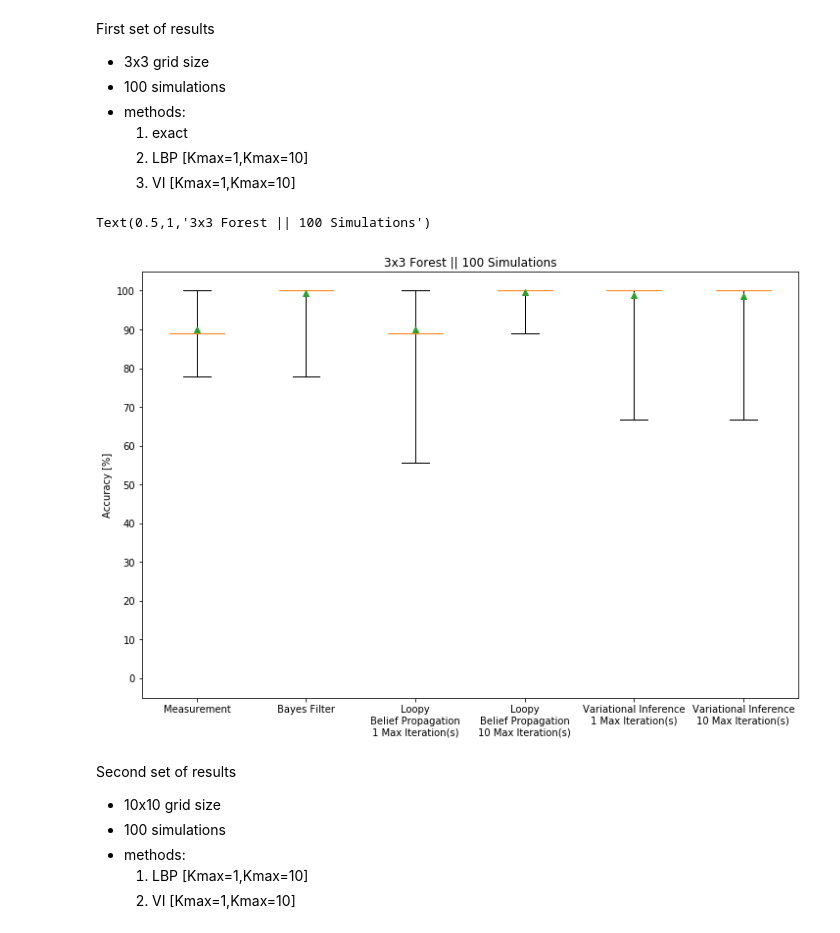
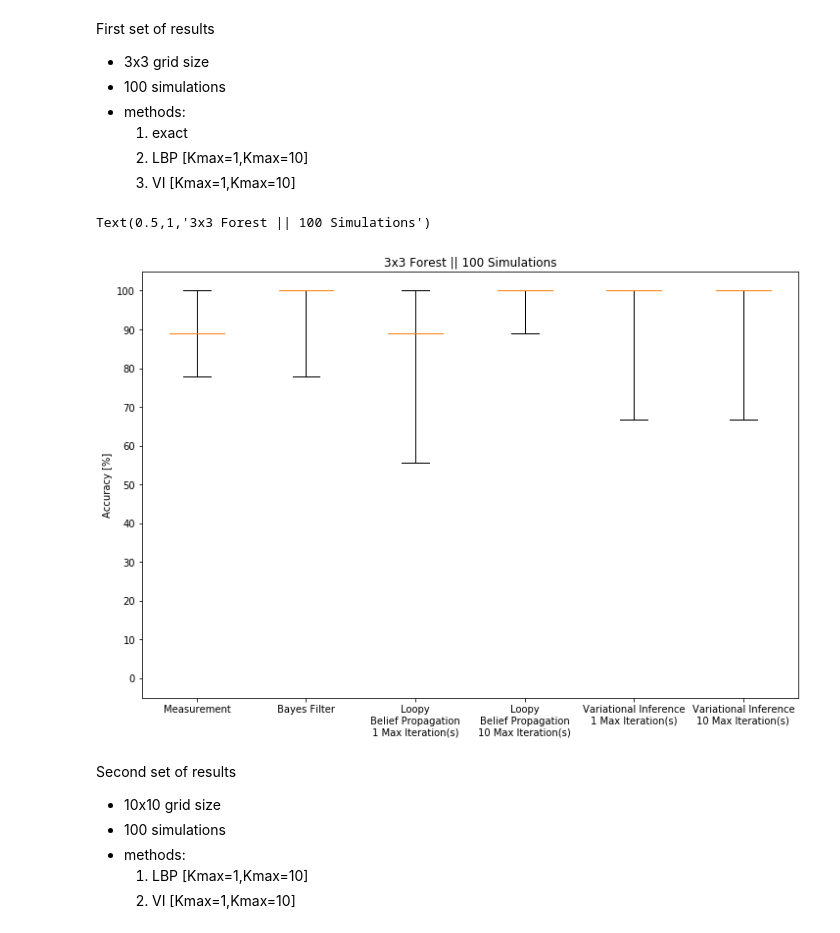
Before and after one commit to rhaksar/filter-large-GMDPs, a Jupyter notebook: visualize data.ipynb, the cells around one changed output. Saved outputs shown, nothing was run; the diff lists cells and outputs as text; code cells hidden in the pictures.

```diff
--- a/visualize data.ipynb
+++ b/visualize data.ipynb
@@ -83,35 +83,35 @@ for file in file_list:
 # import and add results from VI algorithm
 file_list = ['mp_gs3_K1_CNone_s100.pkl', 'mp_gs3_K10_CNone_s100.pkl']
 for file in file_list:
     pkl_file = open('data files/'+file, 'rb')
     data = pickle.load(pkl_file)
     pkl_file.close()
 
     grid_size = data['grid_size']
     Kparam = data['Kparam']
     state_accuracy = []
     for s in data.keys():
         if isinstance(s, int):
             errors = data[s]['state_error']
             accuracies_pct = [(grid_size**2 - e)*100/grid_size**2 for e in errors]
             state_accuracy.append(np.median(accuracies_pct))
 
     plot_data.append(state_accuracy)
     # tick_labels.append('mp_'+'gs'+str(grid_size)+'_k'+str(Kparam))
     tick_labels.append('Variational Inference\n%d Max Iteration(s)' %Kparam)
 
 # plot results
 fig = plt.figure(figsize=(12,8))
 ax = fig.add_subplot(111)
-boxplot_ax = ax.boxplot(plot_data, whis='range', showmeans=True)
+boxplot_ax = ax.boxplot(plot_data, whis='range', showmeans=False)
 _ = ax.set_xticklabels(tick_labels)
 ax.set_ylim([-5,105])
 ax.set_yticks(np.arange(0, 110, 10.0))
 ax.set_ylabel('Accuracy [%]')
 ax.set_title('3x3 Forest || 100 Simulations')
 # %% [output]
 Text(0.5,1,'3x3 Forest || 100 Simulations')
-[figure, old version]
+[figure, new version]
 # %% [markdown]
 Second set of results
 - 10x10 grid size
```
Also changed, not shown: parts of 1 cell of this notebook.
